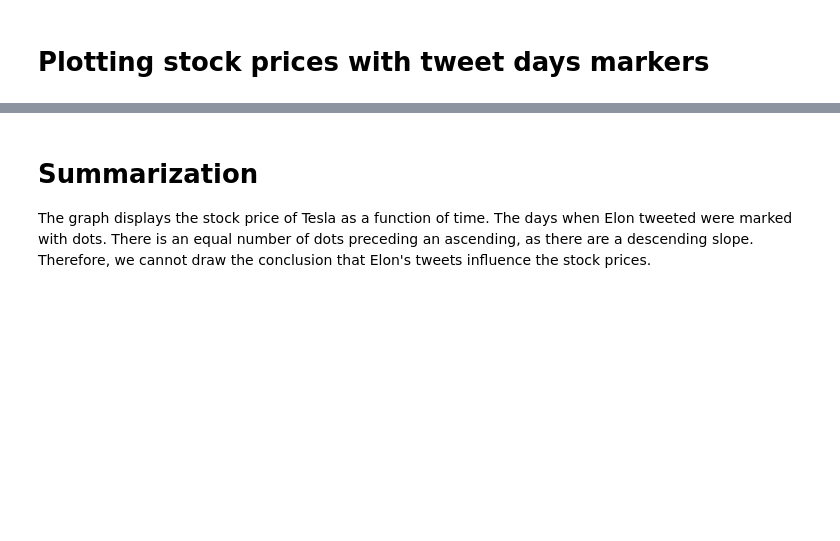
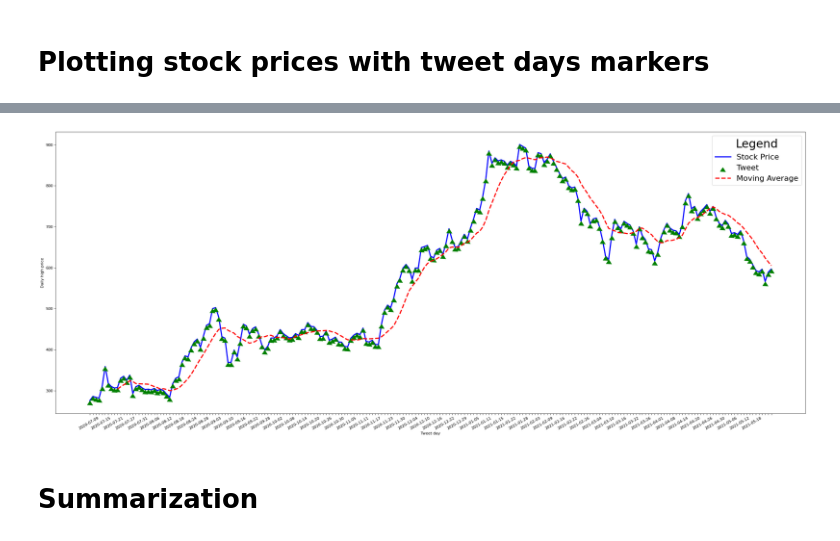
Before and after one commit to fxdx/Tweets-Affecting-Stock-Prices-analysis, a Jupyter notebook: twitter_words_analysis.ipynb, the cells around one changed output, grey strips where cells are left out. Saved outputs shown, nothing was run; the diff lists cells and outputs as text; code cells hidden in the pictures; blank space fills up the shorter version.

```diff
--- a/twitter_words_analysis.ipynb
+++ b/twitter_words_analysis.ipynb
@@ -370,7 +378,8 @@ inner_merged['tweet_day'] = 'tweet'
 # %%
 # merging dataframes to illustrate differences at the tweet days
+# showing and calculating moving average for 4 last prices
 difference_compared = pandas.merge(prices_data, inner_merged, on='Date', how='outer')
-difference_compared['MovingAverage_4'] = difference_compared.iloc[:,1].rolling(window=4).mean()
+difference_compared['MovingAverage_10'] = difference_compared.iloc[:,1].rolling(window=10).mean()
 
 print(difference_compared.head(30))
 # %% [output]
@@ -394,8 +403,43 @@ print(difference_compared.head(30))
-# %% [markdown]
-
-# Summarization
-
-The graph displays the stock price of Tesla as a function of time.
-The days when Elon tweeted were marked with dots.
-There is an equal number of dots preceding an ascending, as there are a descending slope.
-Therefore, we cannot draw the conclusion that Elon's tweets influence the stock prices.
+# %%
+
+stock_fig = plt.figure(figsize=(35, 15), dpi=80)
+
+
+stock_price = stock_fig.add_subplot(111)
+stock_price.set_xticklabels(prices_data.Date)
+stock_price.xaxis_date()
+stock_price.plot(prices_data.Date, prices_data.High,
+                 color='b', linewidth=3, label='Stock Price'
+                 )
+stock_price.set_ylabel('Daily high price')
+stock_price.set_xlabel('Date')
+
+musk_twitter_act = stock_fig.add_subplot(111)
+musk_twitter_act.xaxis_date()
+musk_twitter_act.plot(difference_compared.Date, difference_compared.High,
+                      marker=6, color='g',
+                      linestyle = 'None', markersize=15,
+                      label='Tweet'
+                      )
+musk_twitter_act.set_xlabel('Tweet day')
+
+moving_average = stock_fig.add_subplot(111)
+moving_average.xaxis_date()
+moving_average.plot(difference_compared.Date, difference_compared.MovingAverage_10,
+                    color='r', linestyle='dashed', linewidth=3, label='Moving Average'
+                    )
+
+# hiding every second x_label TWICE (to get 1/4 of original number of labels) to improve visibility
+for label in stock_price.xaxis.get_ticklabels()[::2]:
+    label.set_visible(False)
+for label in stock_price.xaxis.get_ticklabels()[::2]:
+    label.set_visible(False)
+
+stock_fig.autofmt_xdate()
+plt.legend(title="Legend", fontsize=20, title_fontsize=30)
+plt.show()
+# %% [output]
+[figure, added]
+# %% [markdown]
+
+# Summarization
```
Also changed, not shown: parts of 9 cells of this notebook.
